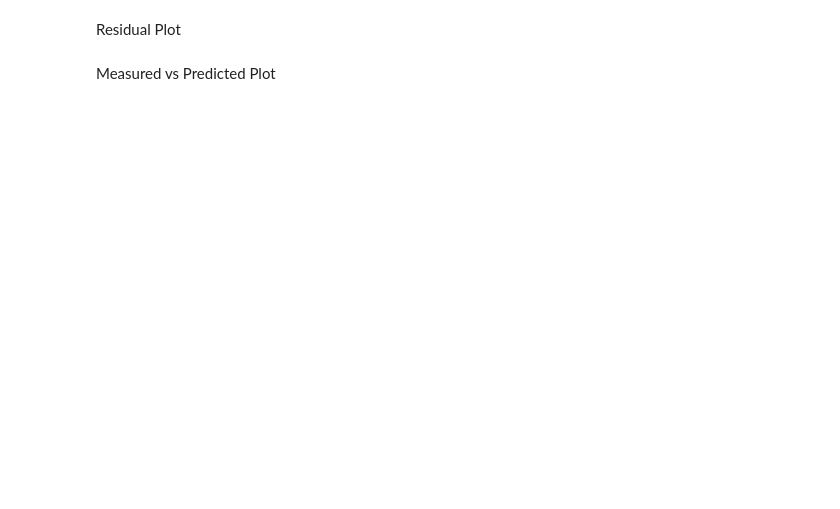
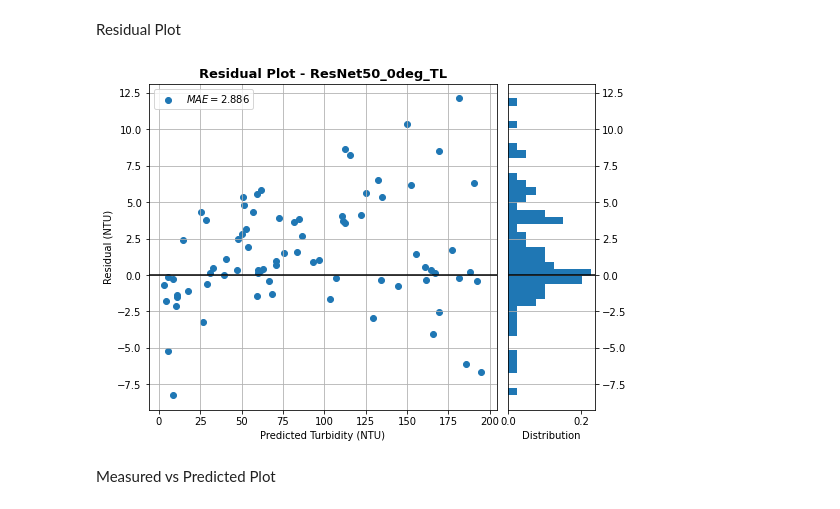
Before and after one commit to naufalhisyam/WaterTurbidityPred, a Jupyter notebook: Utils/evaluate_model.ipynb, the cells around one changed output. Drawn from its saved outputs; the diff is of its cells as text; code cells hidden in the pictures; blank space fills up the shorter version.

Commit message:
improved plot

```diff
--- a/Utils/evaluate_model.ipynb
+++ b/Utils/evaluate_model.ipynb
@@ -16,3 +35,11 @@ os.chdir('/content/TurbidityPrediction-thesis')
+# %%
+model_path = '/content/gdrive/MyDrive/MODEL BERHASIL/0deg/ResNet_0deg_imagenet_lr1e-4_decay1e-6_bs8_huber/resnet-epoch100-loss2.519927978515625'
+name = 'ResNet50_0deg_TL'
+
+if not os.path.exists(f'plots/{name}'):
+  os.makedirs(f'plots/{name}')
+
+model = tf.keras.models.load_model(model_path) #loads saved model
 # %%
 images = pd.read_csv(r'./Datasets/0degree/0degInfo.csv') #load dataset info
 train_df, test_df = train_test_split(images, train_size=0.9, shuffle=True, random_state=1) #Split into train and test set
@@ -65,14 +96,2 @@ test_images = test_generator.flow_from_dataframe(
 # %% [markdown]
 **Plotting Model Graphs**
-# %%
-model_path = 'path'
-name = 'tes'
-
-model = keras.models.load_model(model_path) #loads saved model
-
-pred_turbid = np.squeeze(model.predict(test_images))
-true_turbid = test_images.labels
-residuals = true_turbid - pred_turbid
-
-if not os.path.exists(f'plots/{name}'):
-  os.makedirs(f'plots/{name}')
@@ -79,25 +107,28 @@ if not os.path.exists(f'plots/{name}'):
 # %% [markdown]
 Residual Plot
 # %%
-f, axs = plt.subplots(1, 2, figsize=(8,5), gridspec_kw={'width_ratios': [4, 1]})
+f, axs = plt.subplots(1, 2, figsize=(8,6), gridspec_kw={'width_ratios': [4, 1]})
 
-axs[0].scatter(pred_turbid,residuals)
-axs[0].set_title('Residual Plot dari Model ResNet50', fontsize=13, fontweight='bold')
+axs[0].scatter(pred_turbid,residuals, label=f'$MAE=${round(score[1],3)}')
+axs[0].set_title(f'Residual Plot - {name}', fontsize=13, fontweight='bold')
 axs[0].set_ylabel('Residual (NTU)')
 axs[0].set_xlabel('Predicted Turbidity (NTU)')
 axs[0].axhline(0, color='black')
+axs[0].legend()
 axs[0].grid()
 
 axs[1].hist(residuals, bins=40, orientation="horizontal", density=True)
 axs[1].axhline(0, color='black')
 axs[1].set_xlabel('Distribution')
 axs[1].yaxis.tick_right()
 axs[1].grid(axis='y')
 
 plt.subplots_adjust(wspace=0.05)
 
 plt.savefig(f'plots/{name}/residualPlot_{name}.png', dpi=150)
 plt.show()
+# %% [output]
+[figure, added]
 # %% [markdown]
 Measured vs Predicted Plot
 # %%
```
Also changed, not shown: parts of 9 cells of this notebook.
